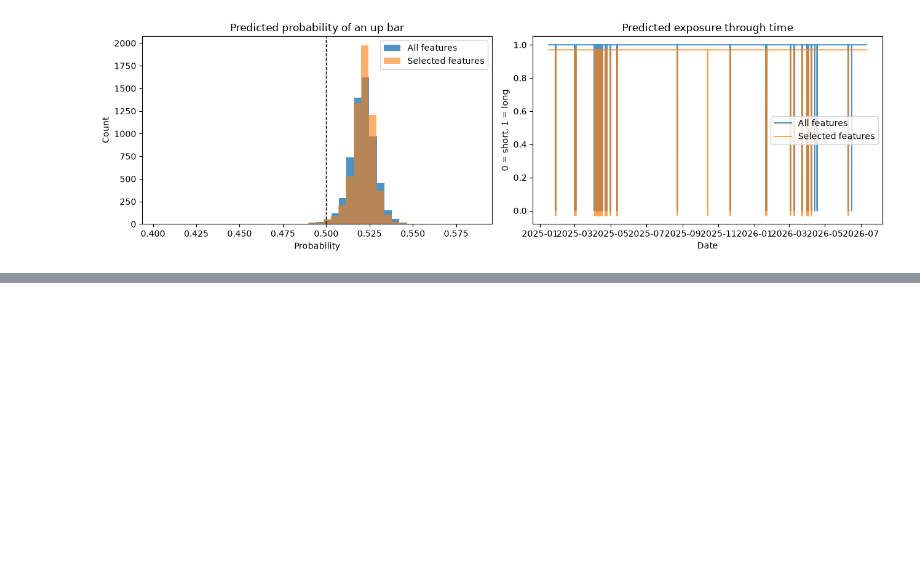
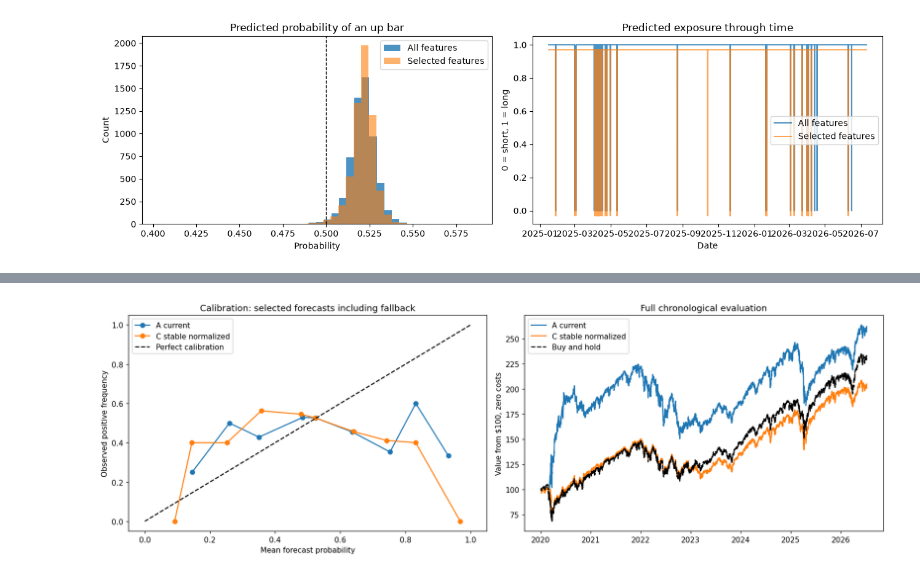
Before and after one commit to ParthM02/ml-stock-project, a Jupyter notebook: spy_hourly_model_full_experiment.ipynb, the cells around one changed output, grey strips where cells are left out. Cells and saved outputs as stored; diff of their text form; code cells hidden in the pictures; blank space fills up the shorter version.

```diff
--- a/spy_hourly_model_full_experiment.ipynb
+++ b/spy_hourly_model_full_experiment.ipynb
@@ -885,0 +1248,83 @@ Key limitations for follow-up work:
+# %%
+spy_research_calibration = pd.read_csv(SPY_RESEARCH_OUTPUT / "calibration.csv")
+fig, axes = plt.subplots(1, 2, figsize=(15, 5))
+for stage in ["A current", PRIMARY]:
+    selected = spy_research_calibration.loc[
+        spy_research_calibration["stage"].eq(stage)
+        & spy_research_calibration["source"].eq("probability")
+    ]
+    axes[0].plot(
+        selected["mean_probability"],
+        selected["observed_frequency"],
+        marker="o",
+        label=stage,
+    )
+    selected_paths = spy_research_paths.loc[
+        spy_research_paths["stage"].eq(stage)
+        & spy_research_paths["policy"].eq("long_short")
+        & spy_research_paths["cost_bps"].eq(0)
+    ]
+    axes[1].plot(
+        selected_paths["datetime"], 100 * selected_paths["equity"], label=stage
+    )
+axes[0].plot([0, 1], [0, 1], color="black", linestyle="--", label="Perfect calibration")
+axes[0].set(
+    xlabel="Mean forecast probability",
+    ylabel="Observed positive frequency",
+    title="Calibration: selected forecasts including fallback",
+)
+axes[0].legend()
+market_probs = spy_research_probabilities.loc[
+    spy_research_probabilities["stage"].eq("A current")
+]
+from spy_hourly_audit import RAW_NAME
+
+spy_research_raw = pd.read_parquet(Path("data/raw/SPY") / RAW_NAME).sort_values(
+    "datetime"
+)
+spy_research_market = spy_research_raw.loc[
+    spy_research_raw["datetime"].isin(market_probs["datetime"])
+]
+axes[1].plot(
+    spy_research_market["datetime"],
+    100 * spy_research_market["close"] / spy_research_market["open"].iloc[0],
+    color="black",
+    linestyle="--",
+    label="Buy and hold",
+)
+axes[1].set(ylabel="Value from $100, zero costs", title="Full chronological evaluation")
+axes[1].legend()
+plt.tight_layout()
+plt.show()
+display(
+    spy_research_calibration.loc[
+        spy_research_calibration["stage"].isin(["A current", PRIMARY])
+    ]
+)
+display(
+    spy_research_zero.loc[
+        spy_research_zero["stage"].isin(["A current", PRIMARY]),
+        [
+            "span",
+            "stage",
+            "policy",
+            "return",
+            "long_rate",
+            "cash_rate",
+            "beta",
+            "alpha_daily_bps",
+            "excess_daily_bps",
+            "excess_daily_bps_ci_low",
+            "excess_daily_bps_ci_high",
+            "expost_beta_matched_market_return",
+        ],
+    ].round(4)
+)
+display(
+    spy_research_portfolio.loc[
+        spy_research_portfolio["cost_bps"].eq(1),
+        ["span", "stage", "policy", "return", "max_drawdown"],
+    ].round(4)
+)
+# %% [output]
+[figure, added]
```
Also changed, not shown: parts of 20 cells of this notebook, 9 other files.
